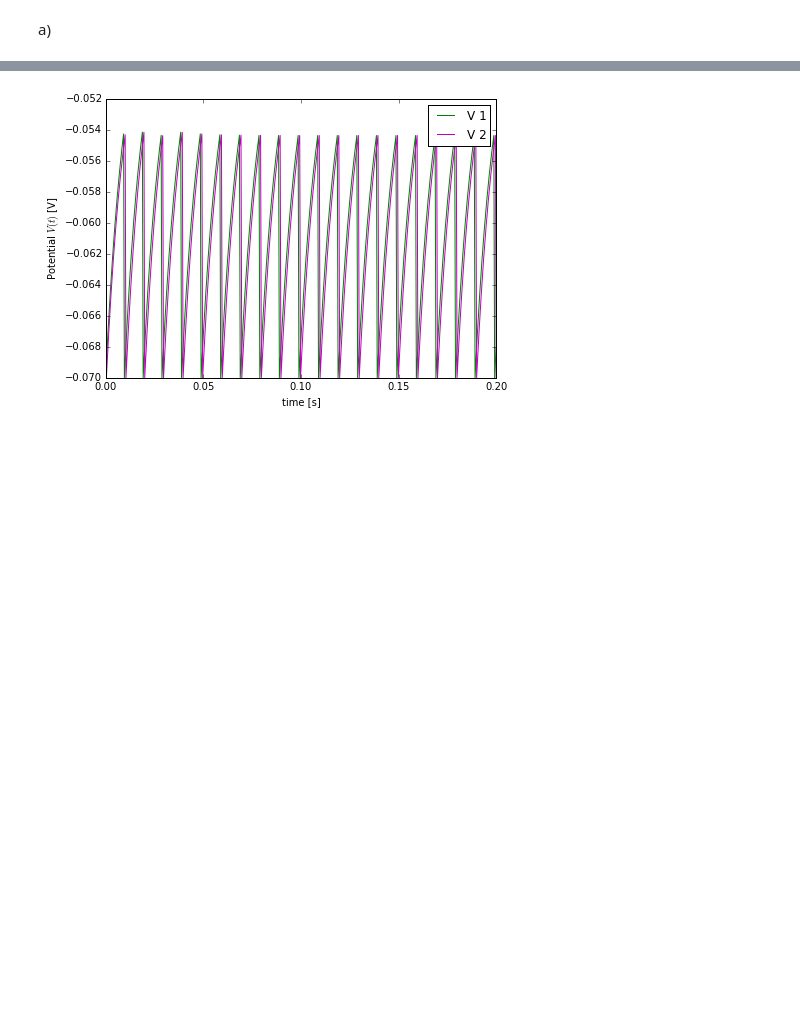
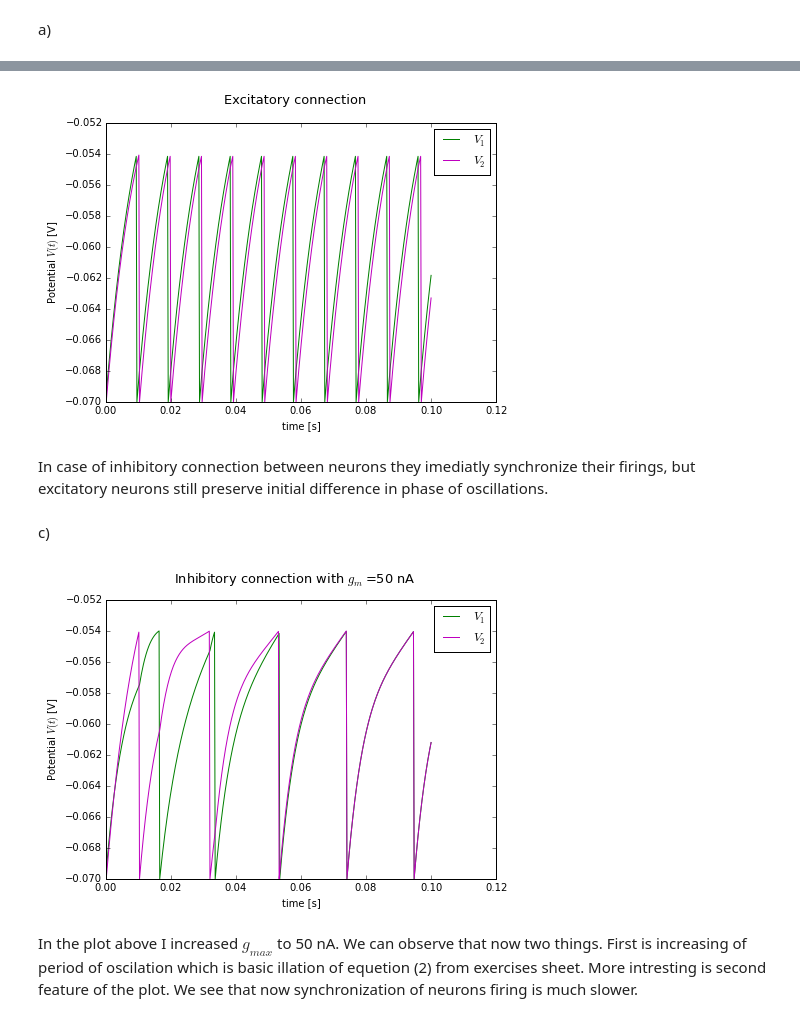
Before and after one commit to dokato/mns, a Jupyter notebook: MNS_4.ipynb, the cells around one changed output, grey strips where cells are left out. Saved outputs shown, nothing was run; the diff lists cells and outputs as text; code cells hidden in the pictures; blank space fills up the shorter version.

```diff
--- a/MNS_4.ipynb
+++ b/MNS_4.ipynb
@@ -260,6 +270,17 @@ plotting_v(tv, v1, v2)
 # %%
-tv = np.linspace(0,0.2,500)
+tv = np.linspace(0,0.1,500)
 v1, v2 = coupled_if(0, v_th, v_reset, tv, Ie)
-plotting_v(tv, v1, v2)
+plotting_v(tv, v1, v2, "Excitatory connection")
 # %% [output]
-[figure, old version]
+[figure, new version]
+# %% [markdown]
+In case of inhibitory connection between neurons they imediatly synchronize their firings, but excitatory neurons still preserve initial difference in phase of oscillations.
+# %% [markdown]
+c)
+# %%
+v1, v2 = coupled_if(Esyn, v_th, v_reset, tv, Ie, g_max=50*1e-9)
+plotting_v(tv, v1, v2, r"Inhibitory connection with $g_m$={} nA".format(50))
+# %% [output]
+[figure, added]
+# %% [markdown]
+In the plot above I increased $g_{max}$ to 50 nA. We can observe that now two things. First is increasing of period of oscilation which is basic illation of equetion (2) from exercises sheet. More intresting is second feature of the plot. We see that now synchronization of neurons firing is much slower.
```
Also changed, not shown: parts of 13 cells of this notebook.
